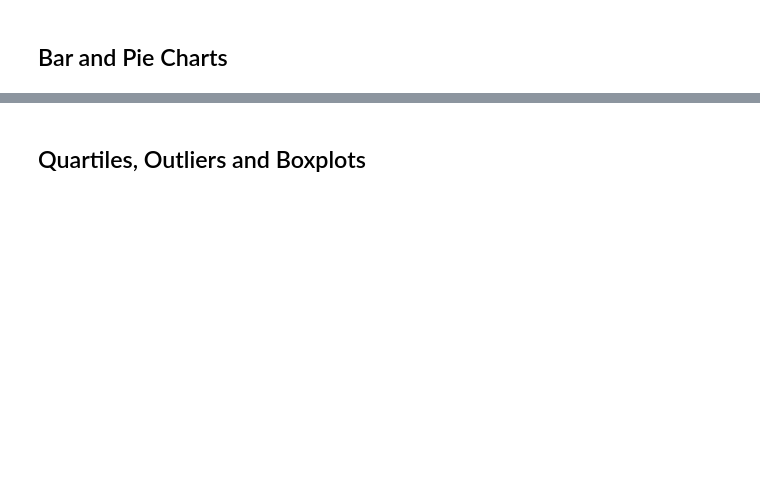
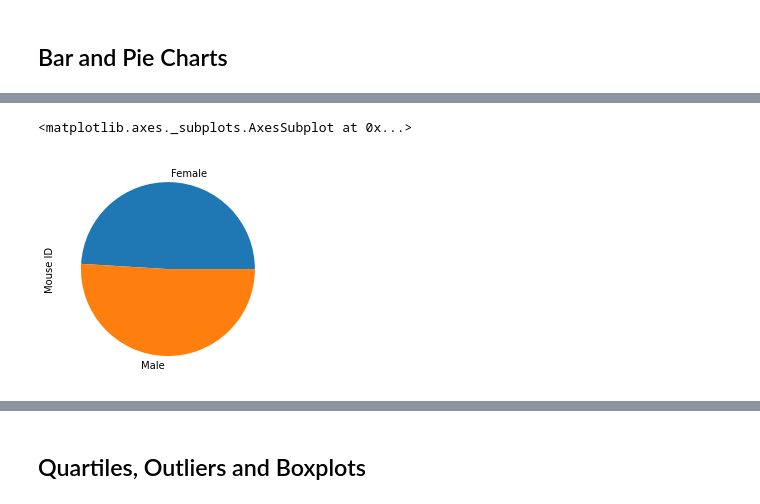
Before and after one commit to maxe23/Matplotlib_powerofplots, a Jupyter notebook: pymaceuticals_starter.ipynb, the cells around one changed output, grey strips where cells are left out. Saved outputs shown, nothing was run; the diff lists cells and outputs as text; code cells hidden in the pictures; blank space fills up the shorter version.

```diff
--- a/pymaceuticals_starter.ipynb
+++ b/pymaceuticals_starter.ipynb
@@ -139,4 +157,9 @@ measurebar= measure.plot.bar()
 # %%
 # Generate a pie plot showing the distribution of female versus male mice using pandas
+gender_count = cleandata.groupby("Sex").count()["Mouse ID"]
+gender_count.plot(kind="pie")
+# %% [output]
+<matplotlib.axes._subplots.AxesSubplot at 0x...>
+[figure, added]
 # %%
 # Generate a pie plot showing the distribution of female versus male mice using pyplot
```
Also changed, not shown: parts of 10 cells of this notebook.
